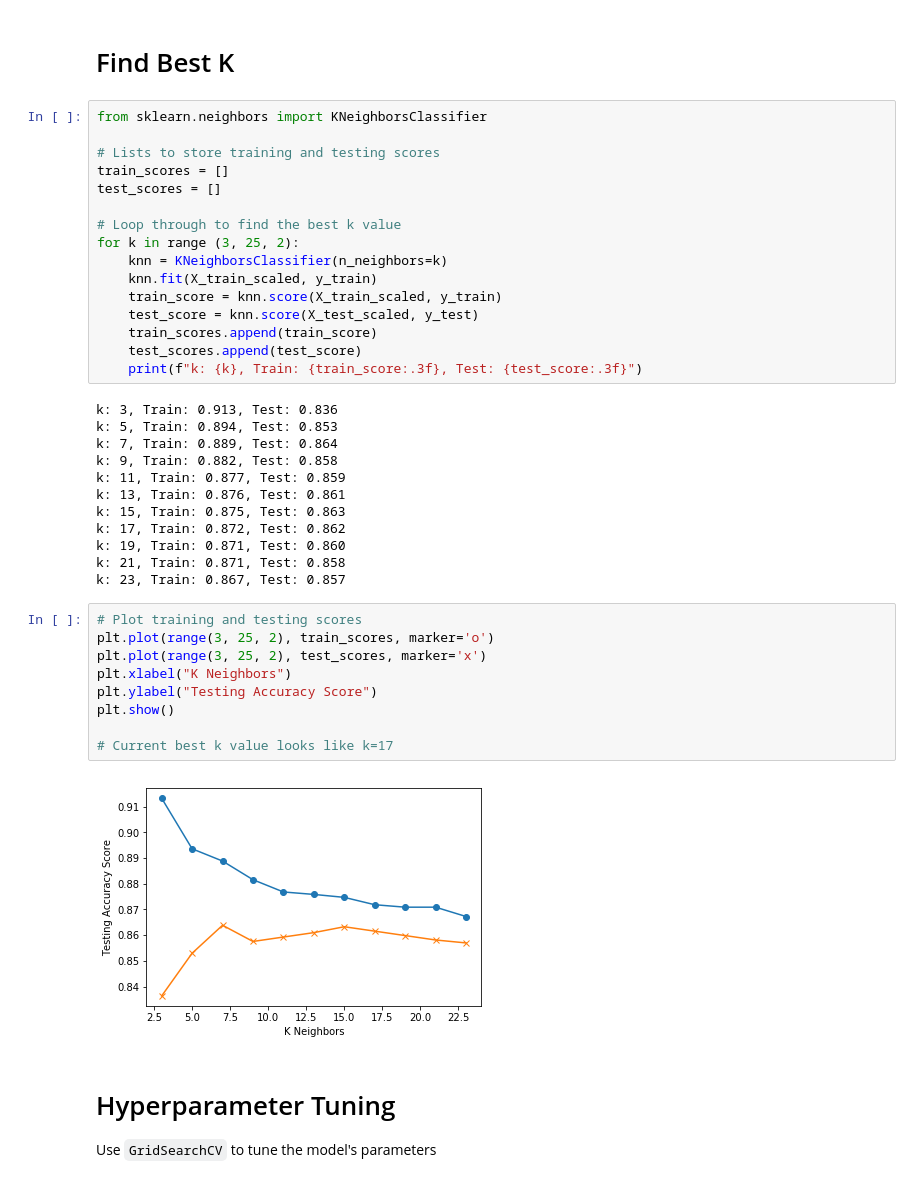
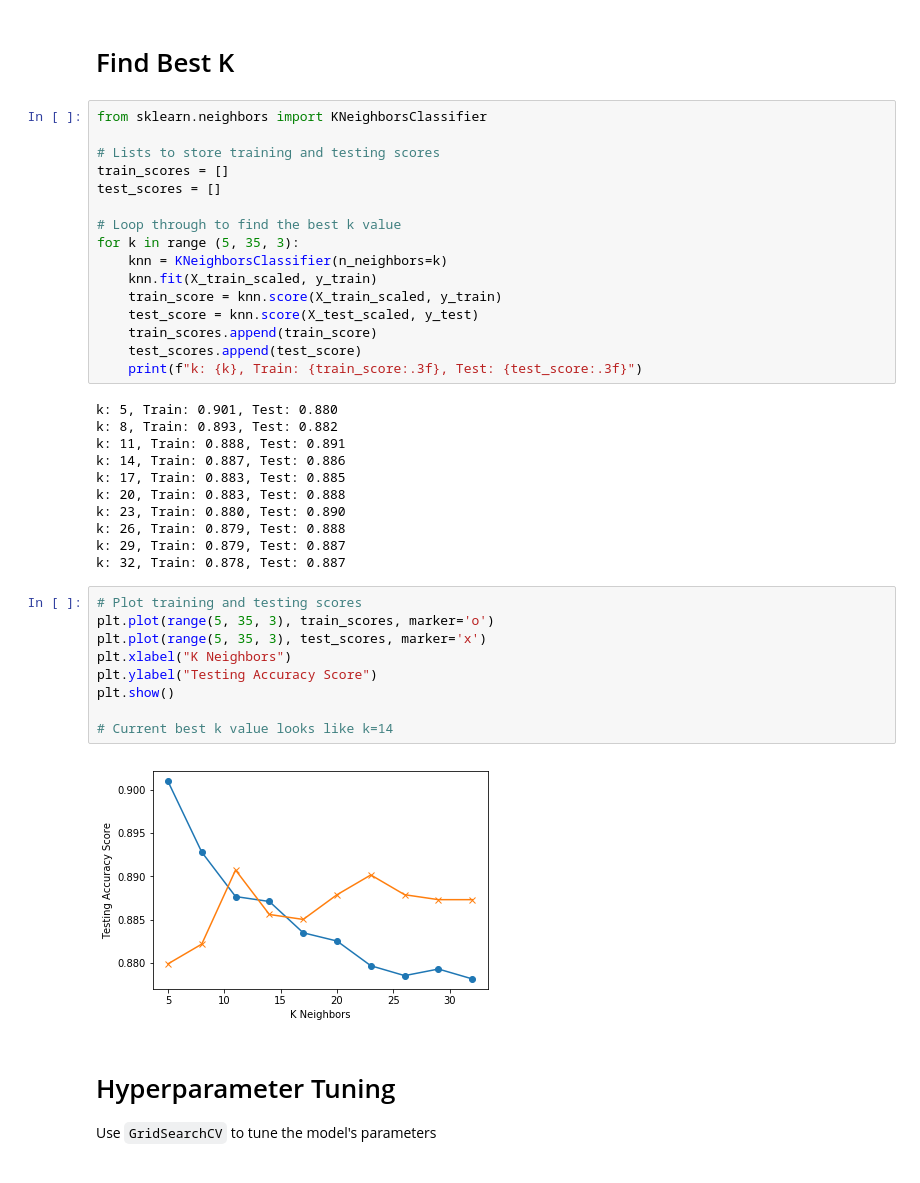
Before and after one commit to lorijta92/machine-learning-exoplanets, a Jupyter notebook: knn.ipynb, the cells around one changed output. Drawn from its saved outputs; the diff is of its cells as text.

```diff
--- a/knn.ipynb
+++ b/knn.ipynb
@@ -108,7 +108,7 @@ train_scores = []
 test_scores = []
 
 # Loop through to find the best k value
-for k in range (3, 25, 2):
+for k in range (5, 35, 3):
     knn = KNeighborsClassifier(n_neighbors=k)
     knn.fit(X_train_scaled, y_train)
     train_score = knn.score(X_train_scaled, y_train)
@@ -117,28 +117,27 @@ for k in range (3, 25, 2):
     test_scores.append(test_score)
     print(f"k: {k}, Train: {train_score:.3f}, Test: {test_score:.3f}")
 # %% [output]
-k: 3, Train: 0.913, Test: 0.836
-k: 5, Train: 0.894, Test: 0.853
-k: 7, Train: 0.889, Test: 0.864
-k: 9, Train: 0.882, Test: 0.858
-k: 11, Train: 0.877, Test: 0.859
-k: 13, Train: 0.876, Test: 0.861
-k: 15, Train: 0.875, Test: 0.863
-k: 17, Train: 0.872, Test: 0.862
-k: 19, Train: 0.871, Test: 0.860
-k: 21, Train: 0.871, Test: 0.858
-k: 23, Train: 0.867, Test: 0.857
+k: 5, Train: 0.901, Test: 0.880
+k: 8, Train: 0.893, Test: 0.882
+k: 11, Train: 0.888, Test: 0.891
+k: 14, Train: 0.887, Test: 0.886
+k: 17, Train: 0.883, Test: 0.885
+k: 20, Train: 0.883, Test: 0.888
+k: 23, Train: 0.880, Test: 0.890
+k: 26, Train: 0.879, Test: 0.888
+k: 29, Train: 0.879, Test: 0.887
+k: 32, Train: 0.878, Test: 0.887
 # %%
 # Plot training and testing scores
-plt.plot(range(3, 25, 2), train_scores, marker='o')
-plt.plot(range(3, 25, 2), test_scores, marker='x')
+plt.plot(range(5, 35, 3), train_scores, marker='o')
+plt.plot(range(5, 35, 3), test_scores, marker='x')
 plt.xlabel("K Neighbors")
 plt.ylabel("Testing Accuracy Score")
 plt.show()
 
-# Current best k value looks like k=17
+# Current best k value looks like k=14
 # %% [output]
-[figure, old version]
+[figure, new version]
 # %% [markdown]
 # Hyperparameter Tuning
 
```
Also changed, not shown: parts of 8 cells of this notebook.
